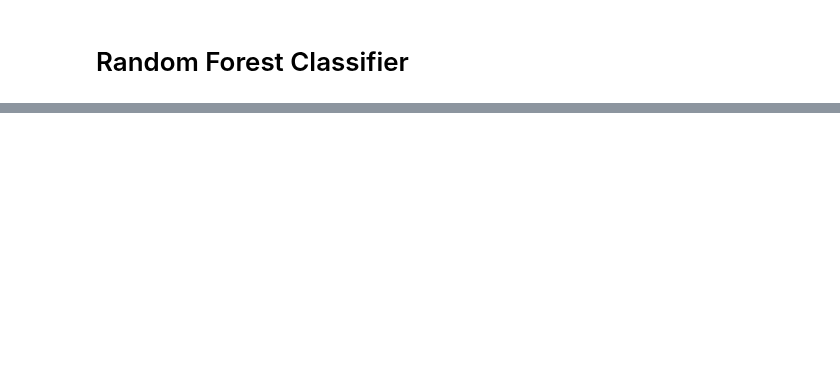
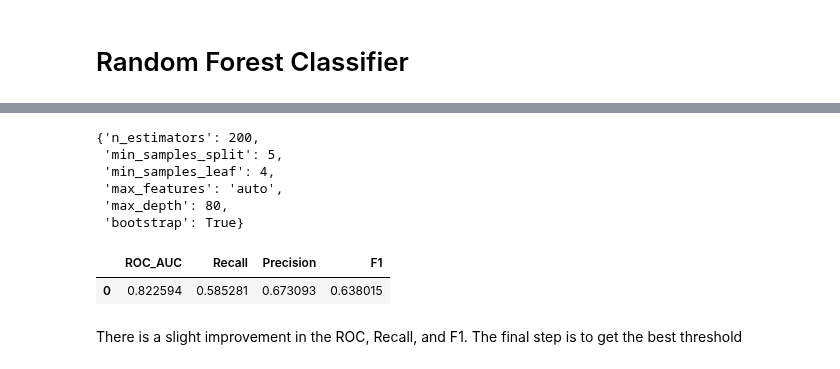
Before and after one commit to Aviost111/Diabetes_Predictions, a Jupyter notebook: Model_testing.ipynb, the cells around one changed output, grey strips where cells are left out. Drawn from its saved outputs; the diff is of its cells as text; code cells hidden in the pictures; blank space fills up the shorter version.

```diff
--- a/Model_testing.ipynb
+++ b/Model_testing.ipynb
@@ -554,0 +809,10 @@ df_opt
+# %%
+from sklearn.model_selection import RandomizedSearchCV
+# search across 100 different combinations, and use all availimba_pipelineores
+random_forest_cv = RandomForestClassifier()
+
+random_forest_cv.fit(X_train_fs,y_train_stand)
+
+rf_random = RandomizedSearchCV(estimator = random_forest_cv, param_distributions = random_grid, n_iter = 100, cv = 3, verbose=3, random_state=42, n_jobs = -1, scoring='recall')
+# Fit the random search model
+rf_random.fit(X_train_fs, y_train_stand)
@@ -554,0 +839,44 @@ df_opt
+# %%
+rf_random.best_params_
+# %% [output]
+{'n_estimators': 200,
+ 'min_samples_split': 5,
+ 'min_samples_leaf': 4,
+ 'max_features': 'auto',
+ 'max_depth': 80,
+ 'bootstrap': True}
+# %%
+roc_tuned=[]
+recall_tuned=[]
+f1_tuned=[]
+precision_tuned=[]
+# %%
+rf_tuned = rf_random.best_estimator_
+
+rf_tuned.fit(X_train_fs,y_train_stand)
+
+# cross val
+score= cross_val_score(rf_tuned,X_train_fs,y_train_stand,cv=10,scoring='recall')
+score2= cross_val_score(rf_tuned,X_train_fs,y_train_stand,cv=10,scoring='roc_auc')
+score3= cross_val_score(rf_tuned,X_train_fs,y_train_stand,cv=10,scoring='f1')
+score4= cross_val_score(rf_tuned,X_train_fs,y_train_stand,cv=10,scoring='precision')
+
+
+roc_tuned.append(score2.mean())
+
+recall_tuned.append(score.mean())
+
+precision_tuned.append(score4.mean())
+
+f1_tuned.append(score3.mean())
+
+d_rf3= {'ROC_AUC': roc_tuned, 'Recall': recall_tuned,'Precision':precision_tuned,'F1':f1_tuned}
+
+dfd_rf3 = pd.DataFrame(data=d_rf3)
+
+dfd_rf3
+# %% [output]
+|  | ROC_AUC | Recall | Precision | F1 |
+| 0 | 0.822594 | 0.585281 | 0.673093 | 0.638015 |
+# %% [markdown]
+There is a slight improvement in the ROC, Recall, and F1. The final step is to get the best threshold
```
Also changed, not shown: parts of 28 cells of this notebook.
